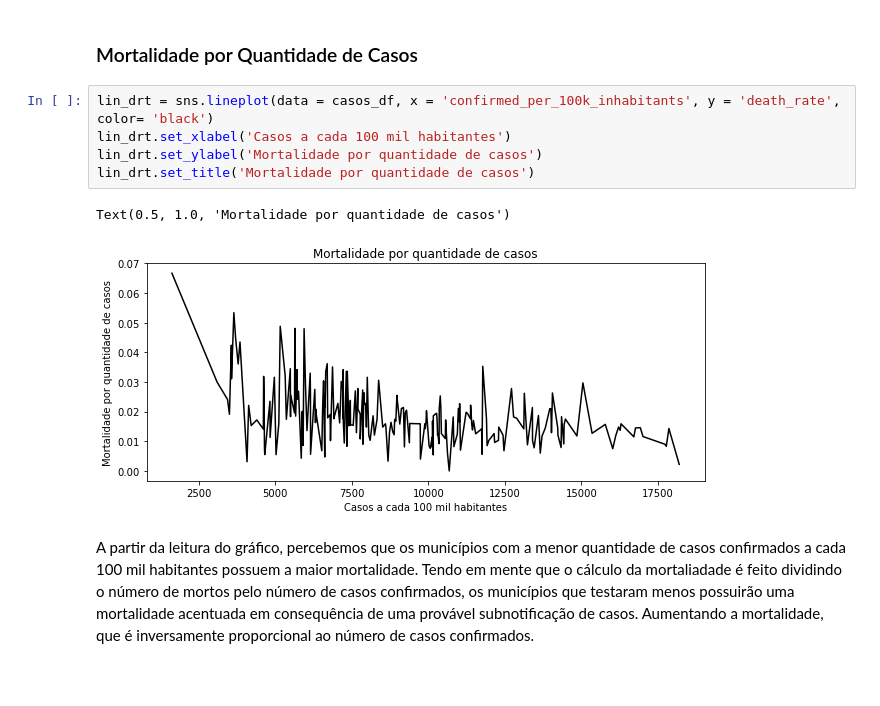
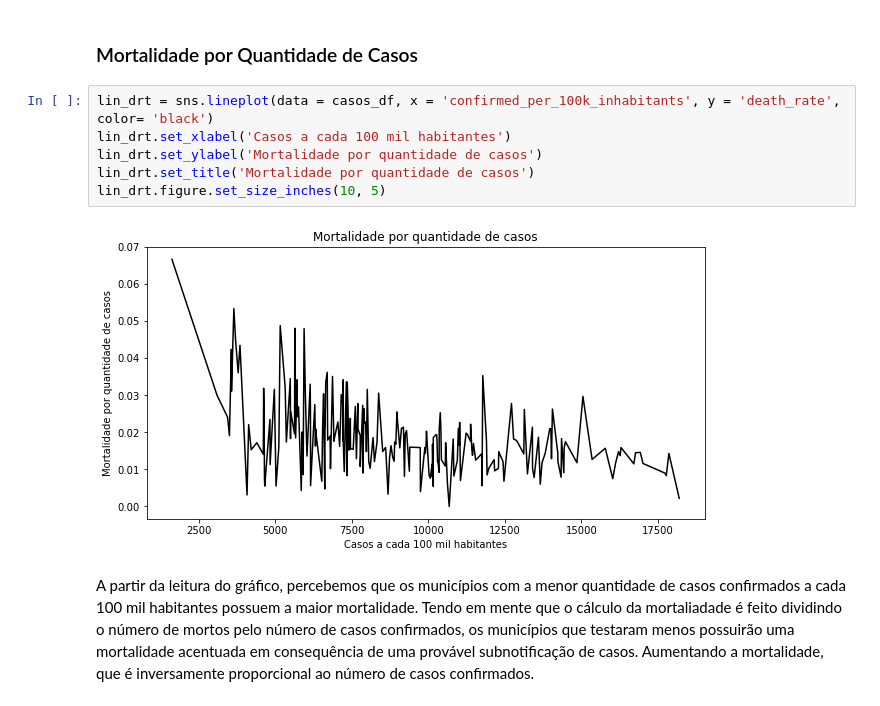
Before and after one commit to maxbarbosa/data-science-final-project, a Jupyter notebook: graphs.ipynb, the cells around one changed output. Drawn from its saved outputs; the diff is of its cells as text; blank space fills up the shorter version.

```diff
--- a/graphs.ipynb
+++ b/graphs.ipynb
@@ -77,10 +82,10 @@ O Histograma acima lida com o número absoluto de vacinações, isto é, cada do
 # %%
 lin_drt = sns.lineplot(data = casos_df, x = 'confirmed_per_100k_inhabitants', y = 'death_rate', color= 'black')
 lin_drt.set_xlabel('Casos a cada 100 mil habitantes')
 lin_drt.set_ylabel('Mortalidade por quantidade de casos')
 lin_drt.set_title('Mortalidade por quantidade de casos')
+lin_drt.figure.set_size_inches(10, 5)
 # %% [output]
-Text(0.5, 1.0, 'Mortalidade por quantidade de casos')
-[figure, old version]
+[figure, new version]
 # %% [markdown]
 A partir da leitura do gráfico, percebemos que os municípios com a menor quantidade de casos confirmados a cada 100 mil habitantes possuem a maior mortalidade. Tendo em mente que o cálculo da mortaliadade é feito dividindo o número de mortos pelo número de casos confirmados, os municípios que testaram menos possuirão uma mortalidade acentuada em consequência de uma provável subnotificação de casos. Aumentando a mortalidade, que é inversamente proporcional ao número de casos confirmados.
```
Also changed, not shown: parts of 4 cells of this notebook.
